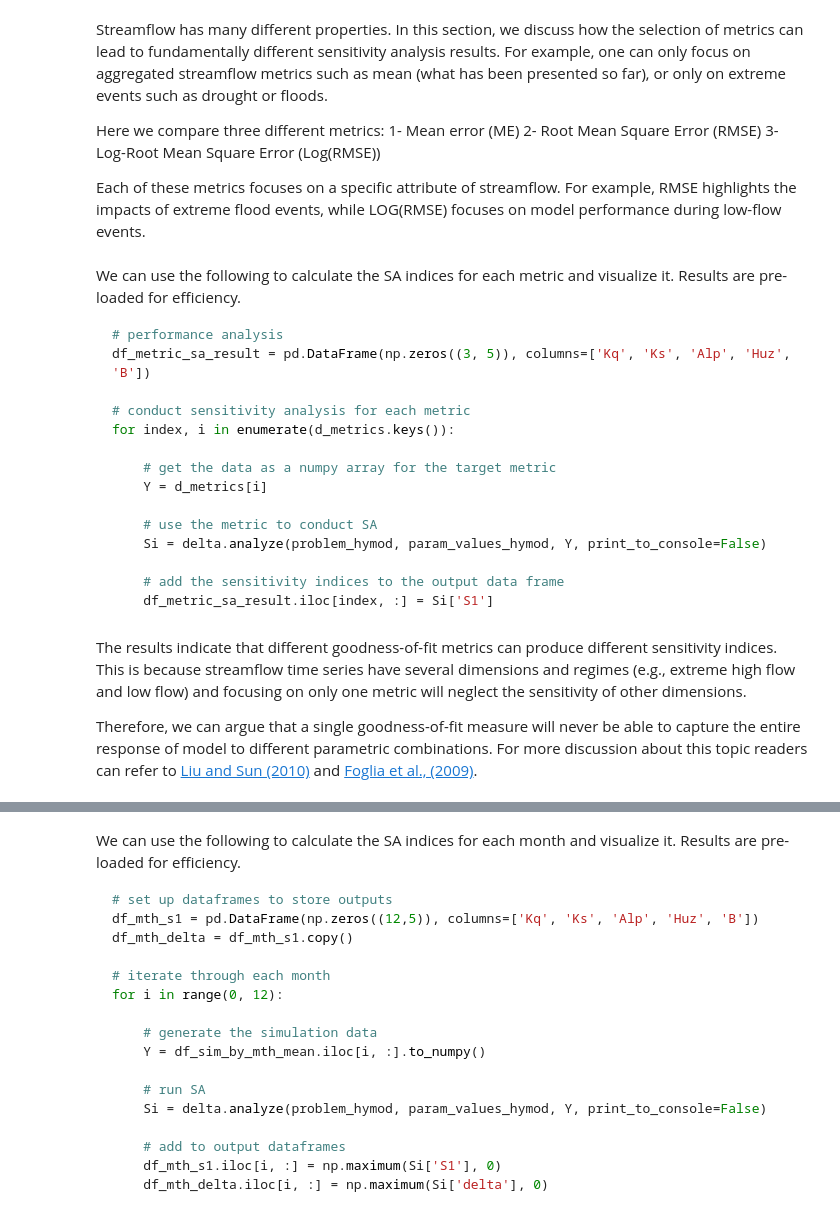
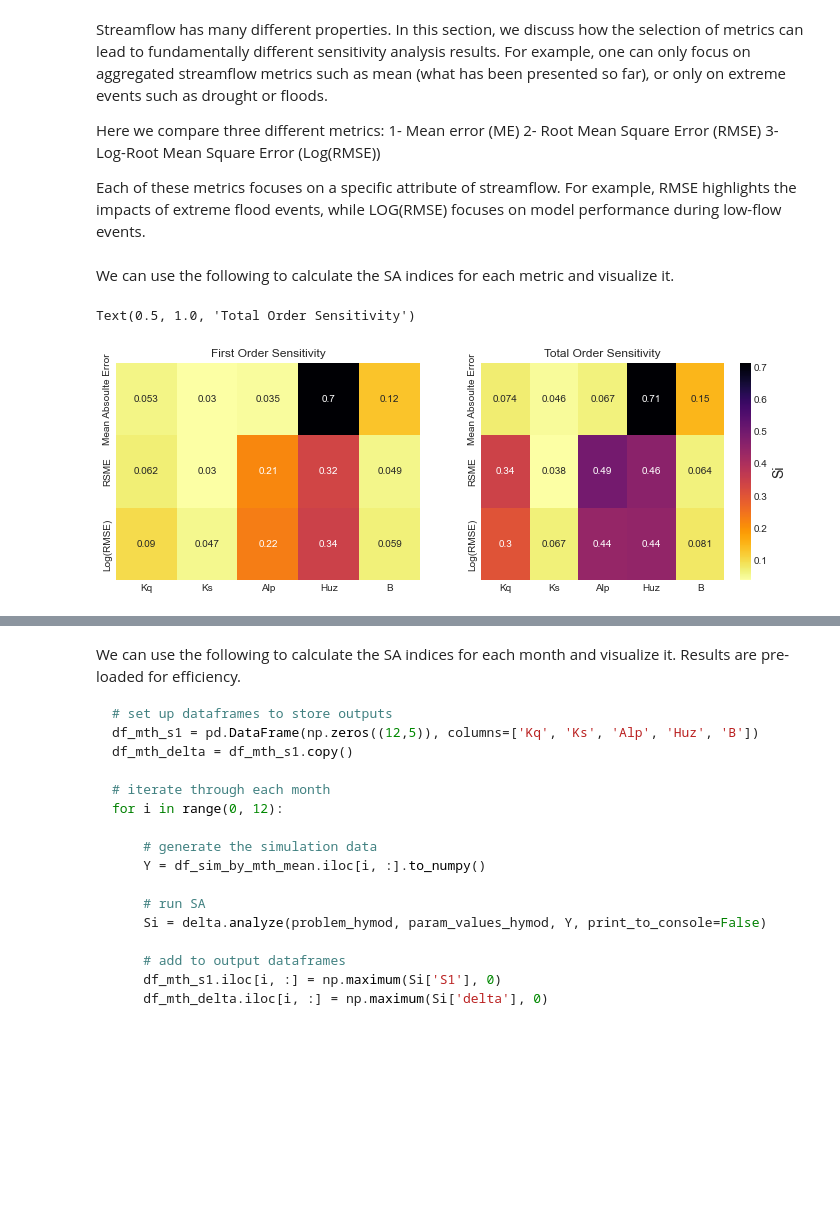
Before and after one commit to IMMM-SFA/msd_uncertainty_ebook, a Jupyter notebook: notebooks/hymod.ipynb, the cells around one changed output, grey strips where cells are left out. Saved outputs shown, nothing was run; the diff lists cells and outputs as text; code cells hidden in the pictures; blank space fills up the shorter version.

````diff
--- a/notebooks/hymod.ipynb
+++ b/notebooks/hymod.ipynb
@@ -260,32 +369,14 @@ Here we compare three different metrics:
 Each of these metrics focuses on a specific attribute of streamflow. For example, RMSE highlights the impacts of extreme flood events, while LOG(RMSE) focuses on model performance during low-flow events.
 # %%
 # calculate error metrics
-me = Q_df[sample_column_names].apply(lambda x: (x-leaf_data["Strmflw"]), axis=0)
+mae = Q_df[sample_column_names].apply(lambda x: abs(x-leaf_data["Strmflw"]), axis=0)
 mse = Q_df[sample_column_names].apply(lambda x: metrics.mean_squared_error(x, leaf_data["Strmflw"]), axis=0)
 rmse = mse**(1/2)
 
 # add error metrics to a dictionary
-d_metrics = {'ME': me.mean().values,
+d_metrics = {'MAE': mae.mean().values,
              'RMSE': rmse.values,
              'LOG[RMSE]': np.log10(rmse.values)}
 
 # convert to a dataframe
 df_metrics_SA = pd.DataFrame(d_metrics)
-# %% [markdown]
-We can use the following to calculate the SA indices for each metric and visualize it. Results are pre-loaded for efficiency.
-```python
-# performance analysis
-df_metric_sa_result = pd.DataFrame(np.zeros((3, 5)), columns=['Kq', 'Ks', 'Alp', 'Huz', 'B'])
-
-# conduct sensitivity analysis for each metric
-for index, i in enumerate(d_metrics.keys()):
-
-    # get the data as a numpy array for the target metric
-    Y = d_metrics[i]
-
-    # use the metric to conduct SA
-    Si = delta.analyze(problem_hymod, param_values_hymod, Y, print_to_console=False)
-
-    # add the sensitivity indices to the output data frame
-    df_metric_sa_result.iloc[index, :] = Si['S1']
-```
@@ -307,4 +383,37 @@ ax = sns.heatmap(df_metric_sa_result, yticklabels=y_axis_labels,  cmap='rocket')
-# %% [markdown]
-The results indicate that different goodness-of-fit metrics can produce different sensitivity indices. This is because streamflow time series have several dimensions and regimes (e.g., extreme high flow and low flow) and focusing on only one metric will neglect the sensitivity of other dimensions.
-
-Therefore, we can argue that a single goodness-of-fit measure will never be able to capture the entire response of model to different parametric combinations. For more discussion about this topic readers can refer to [Liu and Sun (2010)](https://www.sciencedirect.com/science/article/pii/S1574954110000580?via%3Dihub) and [Foglia et al., (2009)](https://agupubs.onlinelibrary.wiley.com/doi/full/10.1029/2008WR007255).
+# %% [markdown]
+We can use the following to calculate the SA indices for each metric and visualize it.
+# %%
+df_metric_s1_result = pd.DataFrame(np.zeros((3, 5)), columns=['Kq', 'Ks', 'Alp', 'Huz', 'B'])
+df_metric_sT_result = pd.DataFrame(np.zeros((3, 5)), columns=['Kq', 'Ks', 'Alp', 'Huz', 'B'])
+
+# conduct sensitivity analysis for each metric
+for index, i in enumerate(d_metrics.keys()):
+
+    # get the data as a numpy array for the target metric
+    Y = d_metrics[i]
+
+    # use the metric to conduct SA
+    Si = sobol.analyze(problem_hymod, Y, print_to_console=False)
+
+    # add the sensitivity indices to the output data frame
+    df_metric_s1_result.iloc[index, :] = Si['S1']
+    df_metric_sT_result.iloc[index, :] = Si['ST']
+# %%
+# create seaborn heatmap with required labels
+fig = plt.figure(figsize=(12,4))
+ax1 = fig.add_subplot(121)
+# labels for y-axis
+y_axis_labels = ['Mean Absoulte Error', 'RSME', 'Log(RMSE)']
+
+# plot heatmap
+ax1 = sns.heatmap(df_metric_s1_result, yticklabels=y_axis_labels, annot=True,  cmap='inferno_r', cbar_kws={'label': 'Si'}, cbar=False)
+ax1.figure.axes[-1].yaxis.label.set_size(14)
+ax1.set_title('First Order Sensitivity')
+
+ax2 = fig.add_subplot(122)
+ax2 = sns.heatmap(df_metric_sT_result, yticklabels=y_axis_labels, annot=True,  cmap='inferno_r', cbar_kws={'label': 'Si'})
+ax2.figure.axes[-1].yaxis.label.set_size(14)
+ax2.set_title('Total Order Sensitivity')
+# %% [output]
+Text(0.5, 1.0, 'Total Order Sensitivity')
+[figure, added]
````
Also changed, not shown: parts of 107 cells of this notebook.
